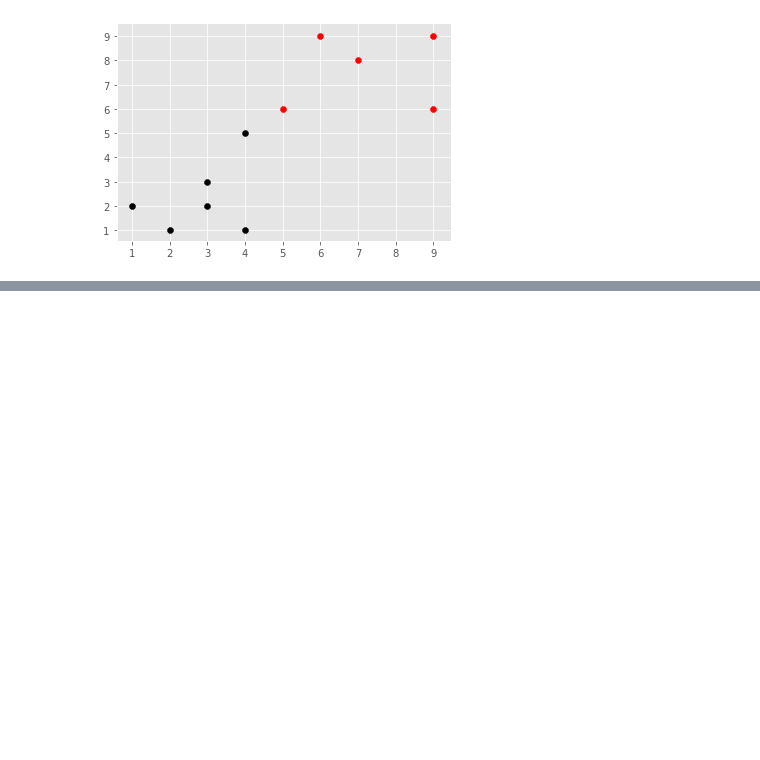
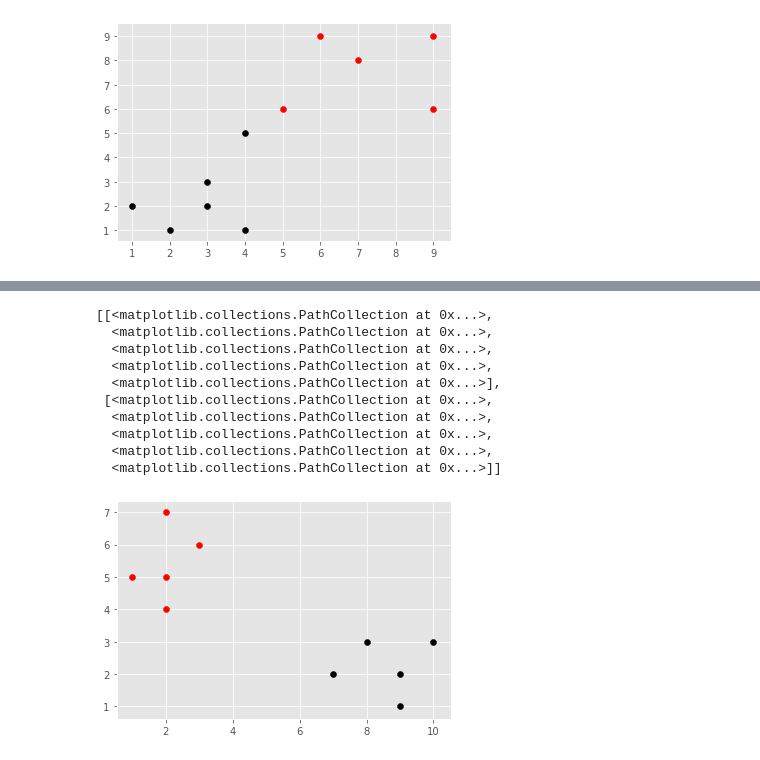
Before and after one commit to SunilKaushik02/ML-practice, a Jupyter notebook: ML scratch.ipynb, the cells around one changed output, grey strips where cells are left out. Drawn from its saved outputs; the diff is of its cells as text; code cells hidden in the pictures; blank space fills up the shorter version.

```diff
--- a/ML scratch.ipynb
+++ b/ML scratch.ipynb
@@ -131,0 +136,18 @@ plt.scatter(new_data[0],new_data[1],color=Counter(result[:5]).most_common(1)[0][
+# %%
+data={'r':[[1,5],[2,4],[2,5],[3,6],[2,7]],
+     'k':[[7,2],[8,3],[9,1],[10,3],[9,2]]}
+# %%
+#initial look
+[[plt.scatter(i[0],i[1],c=x) for i in data[x]]for x in data]
+# %% [output]
+[[<matplotlib.collections.PathCollection at 0x...>,
+  <matplotlib.collections.PathCollection at 0x...>,
+  <matplotlib.collections.PathCollection at 0x...>,
+  <matplotlib.collections.PathCollection at 0x...>,
+  <matplotlib.collections.PathCollection at 0x...>],
+ [<matplotlib.collections.PathCollection at 0x...>,
+  <matplotlib.collections.PathCollection at 0x...>,
+  <matplotlib.collections.PathCollection at 0x...>,
+  <matplotlib.collections.PathCollection at 0x...>,
+  <matplotlib.collections.PathCollection at 0x...>]]
+[figure, added]
```
Also changed, not shown: parts of 3 cells of this notebook.
